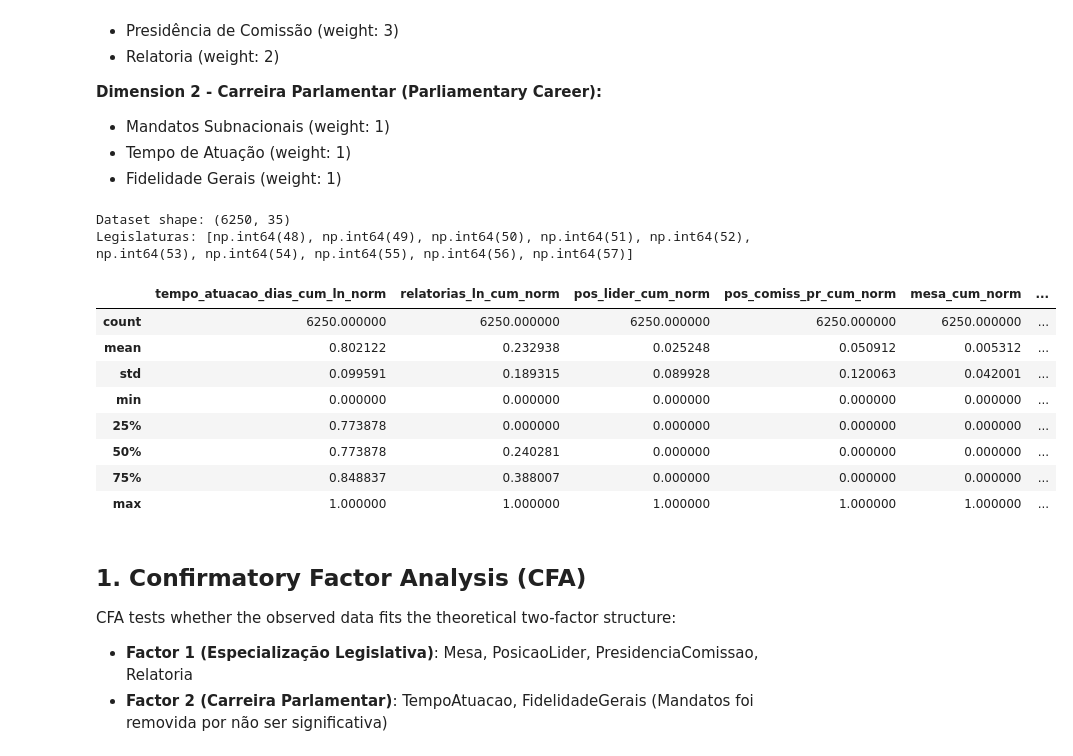
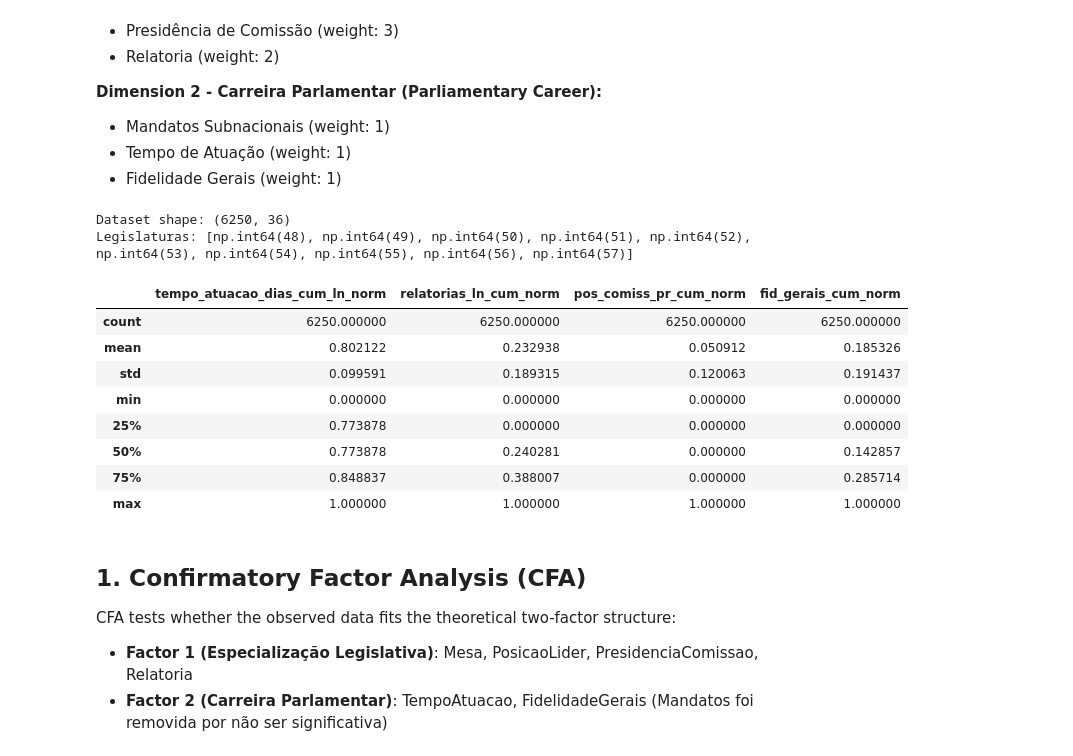
Before and after one commit to AcacioTelechi/redem-index, a Jupyter notebook: studies/ipp/validation.ipynb, the cells around one changed output. Saved outputs shown, nothing was run; the diff lists cells and outputs as text; code cells hidden in the pictures.

```diff
--- a/studies/ipp/validation.ipynb
+++ b/studies/ipp/validation.ipynb
@@ -53,53 +53,63 @@ except ImportError:
     PINGOUIN_AVAILABLE = False
 
 from utils import min_max_normalize
+# %%
+def min_max_normalize(series: pd.Series) -> pd.Series:
+    """Normalize values between 0 and 1"""
+    min_val = series.min()
+    max_val = series.max()
+    return (series - min_val) / (max_val - min_val)
 # %%
 # Load data
 df = pd.read_excel(r"..\..\outputs\df_ipp_v2f.xlsx")
 # df = df[df['idLegislatura'] >= 52].reset_index(drop=True)
-
+#
+df['lid_cum_norm'] = df['mesa_cum_norm'] + df['pos_lider_cum_norm']
+df['lid_cum_norm'] = min_max_normalize(df['lid_cum_norm'])
 # Define IPP variables
 ipp_vars = [
     ("tempo_atuacao_dias_cum_ln_norm", "TempoAtuacao", "Carreira"),
     ("relatorias_ln_cum_norm", "Relatoria", "Especializacao"),
-    ("pos_lider_cum_norm", "PosicaoLider", "Especializacao"),
+    # ("pos_lider_cum_norm", "PosicaoLider", "Especializacao"),
     ("pos_comiss_pr_cum_norm", "PresidenciaComissao", "Especializacao"),
-    ("mesa_cum_norm", "Mesa", "Especializacao"),
+    # ("mesa_cum_norm", "Mesa", "Especializacao"),
     # ("mandatos_cum_norm", "Mandatos", "Carreira"), # removida pois não foi significativa
     ("fid_gerais_cum_norm", "FidelidadeGerais", "Carreira"),
+    # ("lid_cum_norm", "Lideranca", "Especializacao"),
 ]
 
 var_cols = [v[0] for v in ipp_vars]
 var_labels = {v[0]: v[1] for v in ipp_vars}
 var_dimensions = {v[0]: v[2] for v in ipp_vars}
 
 # Theoretical weights
 theoretical_weights = {
     "mesa_cum_norm": 5,
     "pos_lider_cum_norm": 4,
     "pos_comiss_pr_cum_norm": 3,
     "relatorias_ln_cum_norm": 2,
     "mandatos_cum_norm": 1,
     "tempo_atuacao_dias_cum_ln_norm": 1,
     "fid_gerais_cum_norm": 1,
+    "lid_cum_norm": 4
 }
 
 df = df.fillna(0)
 print(f"Dataset shape: {df.shape}")
 print(f"Legislaturas: {sorted(df['idLegislatura'].unique())}")
 df[var_cols].describe()
 # %% [output]
-Dataset shape: (6250, 35)
+Dataset shape: (6250, 36)
 Legislaturas: [np.int64(48), np.int64(49), np.int64(50), np.int64(51), np.int64(52), np.int64(53), np.int64(54), np.int64(55), np.int64(56), np.int64(57)]
-|  | tempo_atuacao_dias_cum_ln_norm | relatorias_ln_cum_norm | pos_lider_cum_norm | pos_comiss_pr_cum_norm | mesa_cum_norm | ... |
-| count | 6250.000000 | 6250.000000 | 6250.000000 | 6250.000000 | 6250.000000 | ... |
-| mean | 0.802122 | 0.232938 | 0.025248 | 0.050912 | 0.005312 | ... |
-| std | 0.099591 | 0.189315 | 0.089928 | 0.120063 | 0.042001 | ... |
-| min | 0.000000 | 0.000000 | 0.000000 | 0.000000 | 0.000000 | ... |
-| 25% | 0.773878 | 0.000000 | 0.000000 | 0.000000 | 0.000000 | ... |
-| 50% | 0.773878 | 0.240281 | 0.000000 | 0.000000 | 0.000000 | ... |
-| 75% | 0.848837 | 0.388007 | 0.000000 | 0.000000 | 0.000000 | ... |
-| max | 1.000000 | 1.000000 | 1.000000 | 1.000000 | 1.000000 | ... |
+|  | tempo_atuacao_dias_cum_ln_norm | relatorias_ln_cum_norm | pos_comiss_pr_cum_norm | fid_gerais_cum_norm |
+| count | 6250.000000 | 6250.000000 | 6250.000000 | 6250.000000 |
+| mean | 0.802122 | 0.232938 | 0.050912 | 0.185326 |
+| std | 0.099591 | 0.189315 | 0.120063 | 0.191437 |
+| min | 0.000000 | 0.000000 | 0.000000 | 0.000000 |
+| 25% | 0.773878 | 0.000000 | 0.000000 | 0.000000 |
+| 50% | 0.773878 | 0.240281 | 0.000000 | 0.142857 |
+| 75% | 0.848837 | 0.388007 | 0.000000 | 0.285714 |
+| max | 1.000000 | 1.000000 | 1.000000 | 1.000000 |
 # %% [markdown]
 ## 1. Confirmatory Factor Analysis (CFA)
 
```
Also changed, not shown: parts of 19 cells of this notebook, 3 other files.
